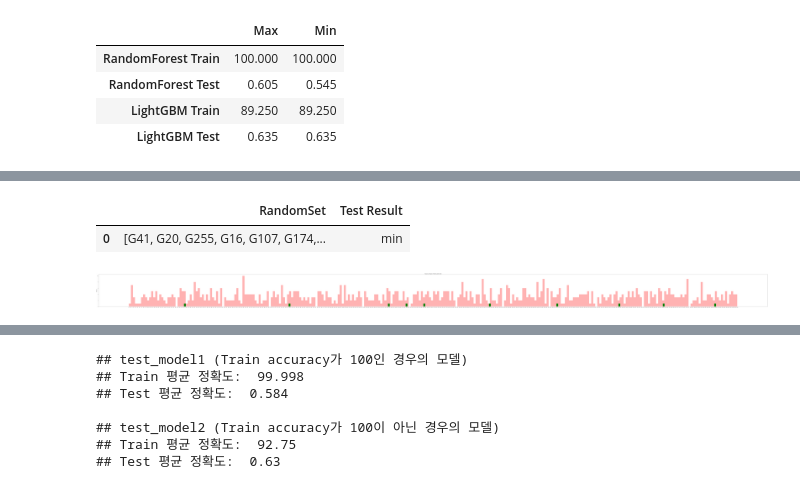
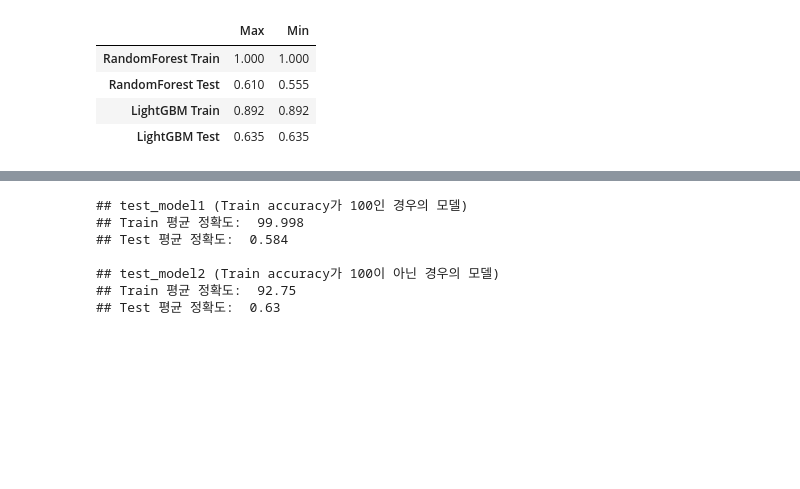
Before and after one commit to code-viz/woo-hac-, a Jupyter notebook: nanhee/3_Final.ipynb, the cells around one changed output, grey strips where cells are left out. Drawn from its saved outputs; the diff is of its cells as text; code cells hidden in the pictures; blank space fills up the shorter version.

```diff
--- a/nanhee/3_Final.ipynb
+++ b/nanhee/3_Final.ipynb
@@ -148,7 +148,7 @@ def TestML(model,selected_genetic):
         Y_test = test_data['newlabel']
 
         model.fit(X_train, Y_train)
-        train_acc.append(np.round(model.score(X_train, Y_train) * 100, 10))
+        train_acc.append(np.round(model.score(X_train, Y_train), 10))
 
         Y_pred = model.predict(X_test)
         test_acc.append(np.round(accuracy_score(Y_test, Y_pred), 10))
@@ -312,64 +312,6 @@ ax.hist(selected_genetic, **dict(alpha=1, bins=300), color='g', label='selected
 ax.set(title='Frequency Histogram of Random genetic table', ylabel='Frequency')
 fig.savefig('Frequency Histogram of Random genetic table - Acc_not_100.png', dpi = 200)
 plt.show()
-
-'''
-###########################################
-
-ML Feature Selection Test - Genetic Top 10 x 3
-
-###########################################
-'''
-
-
-test_genetic = ['G238', 'G47', 'G290', 'G242', 'G162', 'G130', 'G65', 'G11', 'G300', 'G139']
-print('## ML로 뽑은 10개 유전자: ', test_genetic)
-
-model1_train, model1_test = TestML(test_model1, test_genetic)
-model2_train, model2_test = TestML(test_model2, test_genetic)
-
-
-#draw table
-model_train_results = np.array([[np.round(np.max(model1_train), 3), np.round(np.min(model1_train), 3)],
-                               [np.round(np.max(model1_test), 3),np.round(np.min(model1_test), 3)],
-                               [np.round(np.max(model2_train), 3),np.round(np.min(model2_train), 3)],
-                               [np.round(np.max(model2_test), 3),np.round(np.min(model2_test), 3)]])
-
-display(pd.DataFrame(model_train_results, columns=['Max', 'Min'],
-                     index=['RandomForest Train', 'RandomForest Test','LightGBM Train','LightGBM Test']))
-
-
-test_genetic = ['G238', 'G191', 'G242', 'G200', 'G130', 'G166', 'G124', 'G57', 'G263', 'G146']
-print('## ML로 뽑은 10개 유전자: ', test_genetic)
-
-model1_train, model1_test = TestML(test_model1, test_genetic)
-model2_train, model2_test = TestML(test_model2, test_genetic)
-
-
-#draw table
-model_train_results = np.array([[np.round(np.max(model1_train), 3), np.round(np.min(model1_train), 3)],
-                               [np.round(np.max(model1_test), 3),np.round(np.min(model1_test), 3)],
-                               [np.round(np.max(model2_train), 3),np.round(np.min(model2_train), 3)],
-                               [np.round(np.max(model2_test), 3),np.round(np.min(model2_test), 3)]])
-
-display(pd.DataFrame(model_train_results, columns=['Max', 'Min'],
-                     index=['RandomForest Train', 'RandomForest Test','LightGBM Train','LightGBM Test']))
-
-
-test_genetic = ['G200', 'G18', 'G75', 'G6', 'G112', 'G148', 'G284', 'G9', 'G221', 'G187']
-print('## ML로 뽑은 10개 유전자: ', test_genetic)
-
-model1_train, model1_test = TestML(test_model1, test_genetic)
-model2_train, model2_test = TestML(test_model2, test_genetic)
-
-#draw table
-model_train_results = np.array([[np.round(np.max(model1_train), 3), np.round(np.min(model1_train), 3)],
-                               [np.round(np.max(model1_test), 3),np.round(np.min(model1_test), 3)],
-                               [np.round(np.max(model2_train), 3),np.round(np.min(model2_train), 3)],
-                               [np.round(np.max(model2_test), 3),np.round(np.min(model2_test), 3)]])
-
-display(pd.DataFrame(model_train_results, columns=['Max', 'Min'],
-                     index=['RandomForest Train', 'RandomForest Test','LightGBM Train','LightGBM Test']))
 # %% [output]
 outlier of time:
 905   -7.945621
@@ -390,6 +332,6 @@ min       7.070708     0.000000
 [0.635, 0.635, 0.635, 0.635, 0.635, 0.635, 0.635, 0.635, 0.635, 0.635, 0.635, 0.635, 0.635, 0.635, 0.635, 0.635, 0.635, 0.635, 0.635, 0.635]
 |  | Max | Min |
-| RandomForest Train | 100.000 | 100.000 |
-| RandomForest Test | 0.605 | 0.545 |
-| LightGBM Train | 89.250 | 89.250 |
+| RandomForest Train | 1.000 | 1.000 |
+| RandomForest Test | 0.610 | 0.555 |
+| LightGBM Train | 0.892 | 0.892 |
 | LightGBM Test | 0.635 | 0.635 |
@@ -413,3 +354,0 @@ min       7.070708     0.000000
-|  | RandomSet | Test Result |
-| 0 | [G41, G20, G255, G16, G107, G174,... | min |
-[figure, removed]
```
Also changed, not shown: parts of 29 cells of this notebook, 21 other files.
